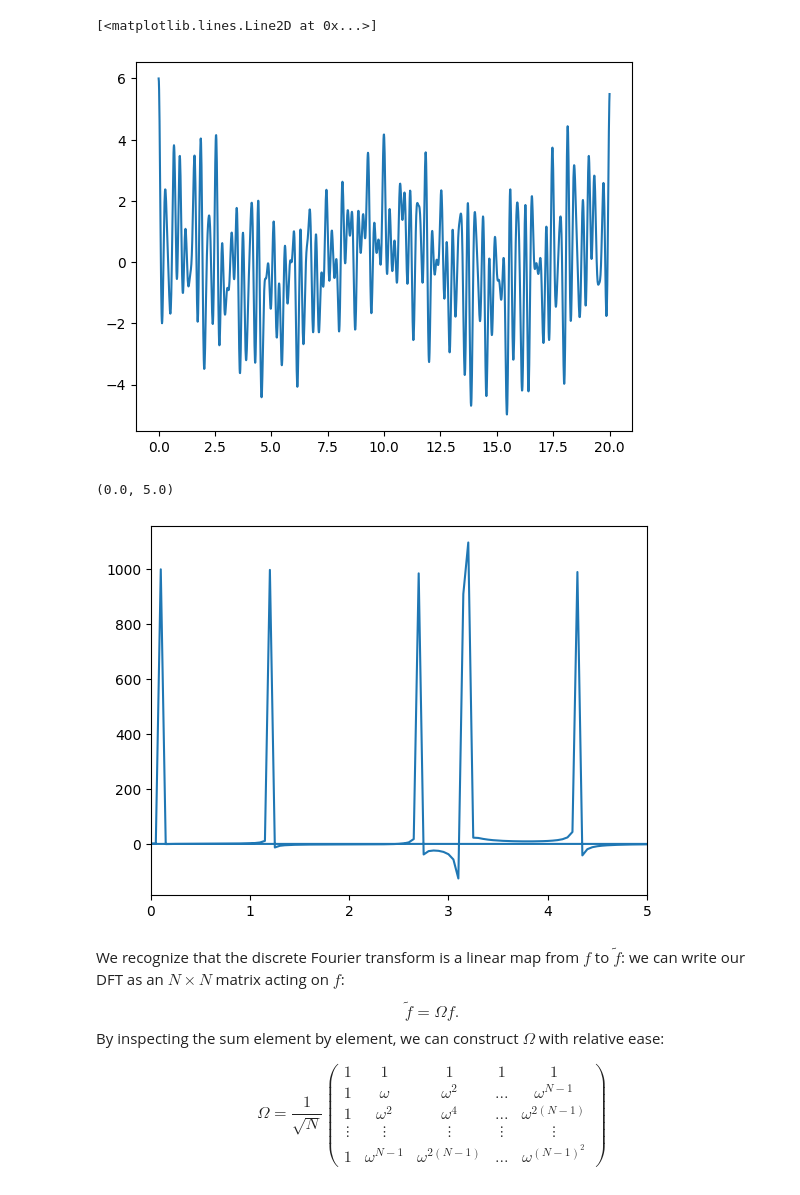
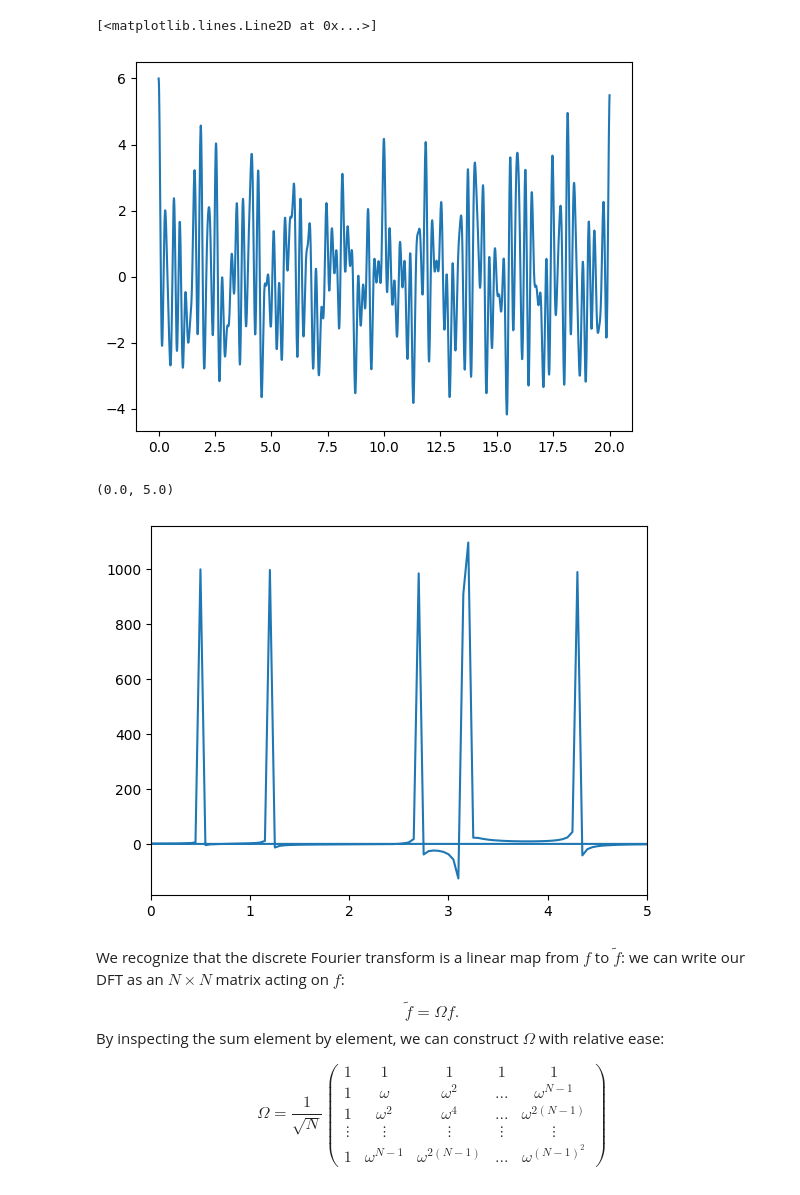
Before and after one commit to NicolaAssolini98/QuantumLab, a Jupyter notebook: Lab5/1_QFT.ipynb, the cells around one changed output. Cells and saved outputs as stored; diff of their text form; code cells hidden in the pictures.

```diff
--- a/Lab5/1_QFT.ipynb
+++ b/Lab5/1_QFT.ipynb
@@ -47,22 +47,22 @@ However, the FFT can robustly pick out the frequency components you added in, ev
 # %%
 import scipy.fftpack as fft
 
 #generate some complicated time data
 
 l = 2000
 x = np.linspace(0,20,l)
-freqs = [0.1, 1.2, 4.3 ,2.7 ,3.2, np.pi] # add frequency components to this list to make arbitrarily complicated data
+freqs = [0.5, 1.2, 4.3 ,2.7 ,3.2, np.pi] # add frequency components to this list to make arbitrarily complicated data
 y = np.zeros(l)
 
 for i in freqs:
     y = y + np.cos(x*i*2*np.pi)
 
 y = y #+ 1*np.random.rand(l) # uncomment for noise
 
 plt.plot(x,y)
 # %% [output]
 [<matplotlib.lines.Line2D at 0x...>]
-[figure, old version]
+[figure, new version]
 # %%
 y_fft = fft.fft(y)
 
@@ -74,7 +74,7 @@ ax.plot(freq,y_fft)
 ax.set_xlim([0,5])
 # %% [output]
 (0.0, 5.0)
-[figure, old version]
+[figure, new version]
 # %% [markdown]
 We recognize that the discrete Fourier transform is a linear map from $f$ to $\tilde{f}$: we can write our DFT as an $N\times N$ matrix acting on $f$:
 $$
```
Also changed, not shown: parts of 7 cells of this notebook, 8 other files.
